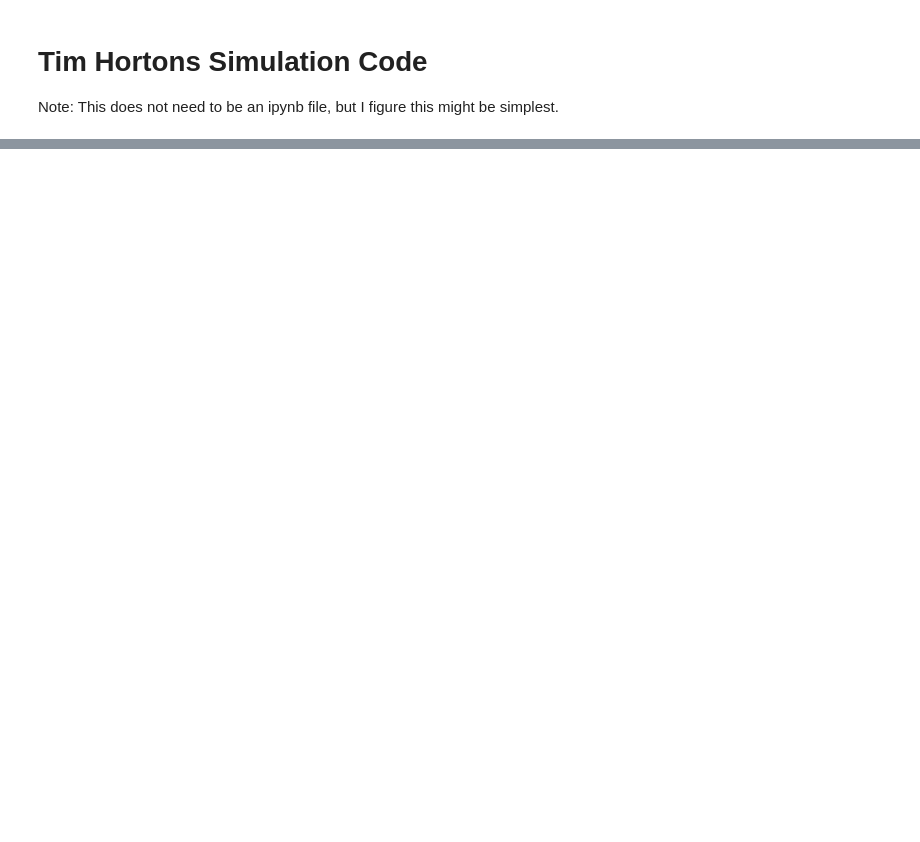
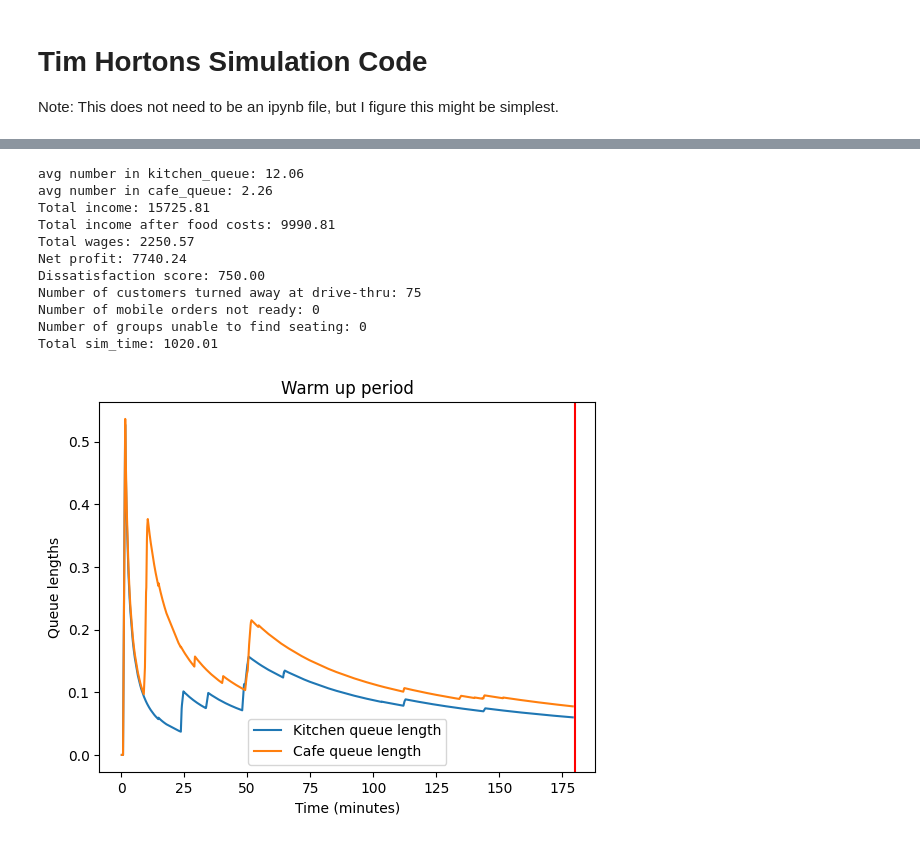
Before and after one commit to Aaron-Dayton/CSC446FinalProject, a Jupyter notebook: TimHortonsSimulation/Frankenstein.ipynb, the cells around one changed output, grey strips where cells are left out. Saved outputs shown, nothing was run; the diff lists cells and outputs as text; code cells hidden in the pictures; blank space fills up the shorter version.

```diff
--- a/TimHortonsSimulation/Frankenstein.ipynb
+++ b/TimHortonsSimulation/Frankenstein.ipynb
@@ -22,8 +23,8 @@ from numpy.random import PCG64, Generator
 NUM_CASHIERS = 1
 
 # KITCHEN PARAMETERS
-NUM_COOKS = 2
-NUM_BARISTAS = 3
+NUM_COOKS = 3
+NUM_BARISTAS = 2
 
 NUM_PANINI = 3
 NUM_SANDWICH = 2
@@ -43,26 +44,26 @@ NUM_DONUT_STATIONS = 2
 def ARRIVAL_RATE_FUNC(x, mult):
     x = x / 60 # Time is measured in minutes, convert it to hours
 
-    if 0 <= x <= 2:
+    if 0 <= x <= 3:
         return mult*0.2
-    elif 2 < x <= 4:
-        return mult*(x-1.5)/2.5
-    elif 4 < x <= 5:
+    elif 3 < x <= 5:
+        return mult*(x-2.5)/2.5
+    elif 5 < x <= 6:
         return mult*1
-    elif 5 < x <= 6:
-        return -mult*(x-7)/2
     elif 6 < x <= 7:
+        return -mult*(x-8)/2
+    elif 7 < x <= 8:
         return mult*0.5
-    elif 7 < x <= 8:
-        return mult*(x - 6.5)
     elif 8 < x <= 9:
+        return mult*(x - 7.5)
+    elif 9 < x <= 10:
         return mult*1.5
-    elif 9 < x <= 12:
-        return -mult*(x-13.5)/3
-    elif 12 < x <= 14:
-        return mult*(x-10.5)/3
+    elif 10 < x <= 13:
+        return -mult*(x-14.5)/3
+    elif 13 < x <= 15:
+        return mult*(x-11.5)/3
     else:
-        return -mult*(x-49/3)/2
+        return -mult*(x-52/3)/2
 
 # USE INTERARRIVAL FUNC!!! THIS IS WHAT WE USE IN EXPON FUNCTION
 def INTERARRIVAL_FUNC(x, mult):
@@ -1190,10 +1222,23 @@ rng_streams = {
 }
 # %%
 day_length = 840
-warm_up_period = 120
+warm_up_period = 180
 test_obj = TimHortons(day_length, warm_up_period, rng_streams)
 test_obj.main()
 print()
+# %% [output]
+avg number in kitchen_queue: 12.06
+avg number in cafe_queue: 2.26
+Total income: 15725.81
+Total income after food costs: 9990.81
+Total wages: 2250.57
+Net profit: 7740.24
+Dissatisfaction score: 750.00
+Number of customers turned away at drive-thru: 75
+Number of mobile orders not ready: 0
+Number of groups unable to find seating: 0
+Total sim_time: 1020.01
+[figure, added]
 # %%
 import matplotlib.pyplot as plt
 
```
Also changed, not shown: parts of 5 cells of this notebook, 3 other files.
